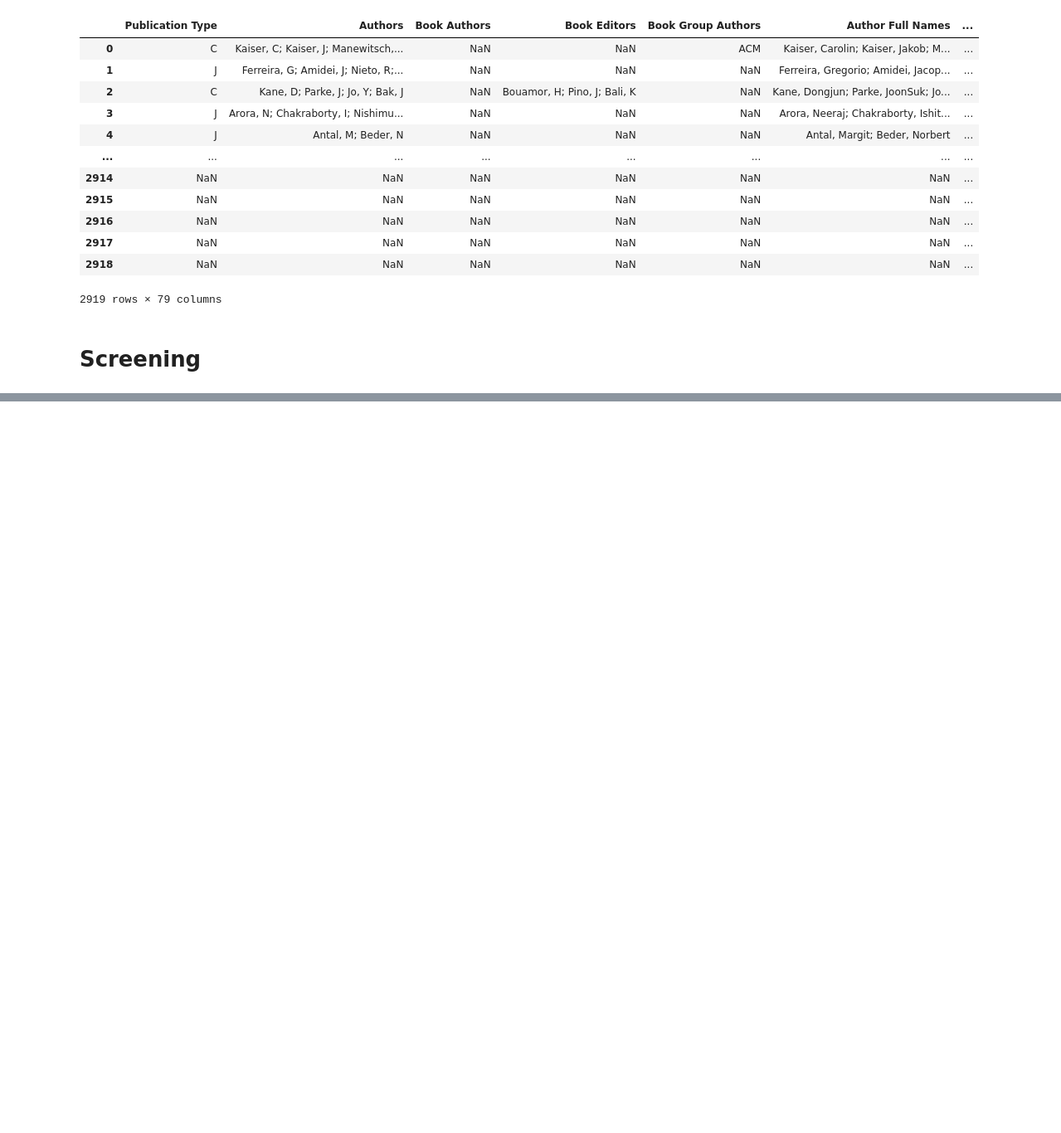
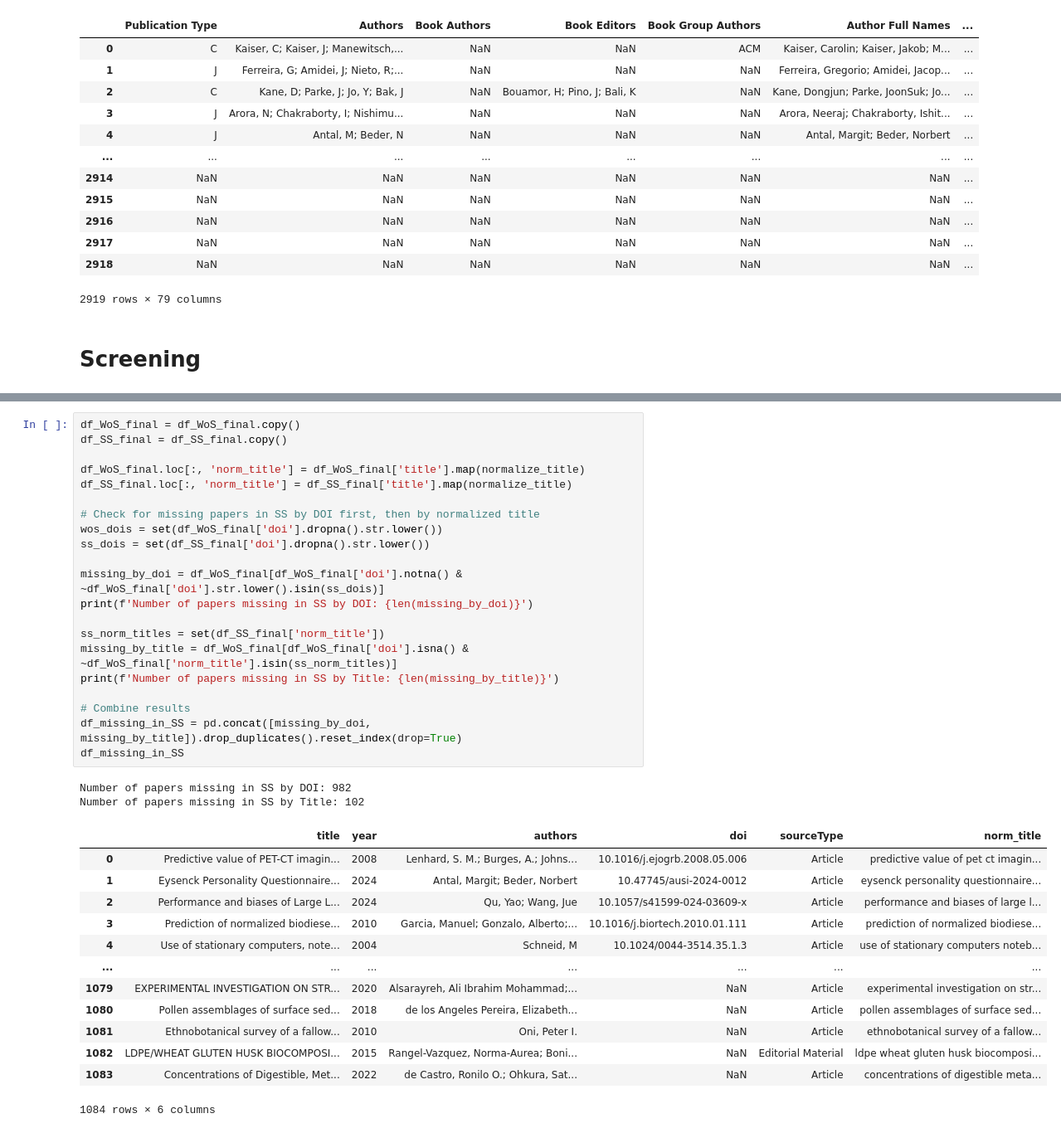
Before and after one commit to haoting-chan/AIRESIL, a Jupyter notebook: Database_extraction.ipynb, the cells around one changed output, grey strips where cells are left out. Shown at 83% size. Drawn from its saved outputs; the diff is of its cells as text; blank space fills up the shorter version.

```diff
--- a/Database_extraction.ipynb
+++ b/Database_extraction.ipynb
@@ -1369,0 +1570,37 @@ df_combined_final
+# %%
+df_WoS_final = df_WoS_final.copy()
+df_SS_final = df_SS_final.copy()
+
+df_WoS_final.loc[:, 'norm_title'] = df_WoS_final['title'].map(normalize_title)
+df_SS_final.loc[:, 'norm_title'] = df_SS_final['title'].map(normalize_title)
+
+# Check for missing papers in SS by DOI first, then by normalized title
+wos_dois = set(df_WoS_final['doi'].dropna().str.lower())
+ss_dois = set(df_SS_final['doi'].dropna().str.lower())
+
+missing_by_doi = df_WoS_final[df_WoS_final['doi'].notna() & ~df_WoS_final['doi'].str.lower().isin(ss_dois)]
+print(f'Number of papers missing in SS by DOI: {len(missing_by_doi)}')
+
+ss_norm_titles = set(df_SS_final['norm_title'])
+missing_by_title = df_WoS_final[df_WoS_final['doi'].isna() & ~df_WoS_final['norm_title'].isin(ss_norm_titles)]
+print(f'Number of papers missing in SS by Title: {len(missing_by_title)}')
+
+# Combine results
+df_missing_in_SS = pd.concat([missing_by_doi, missing_by_title]).drop_duplicates().reset_index(drop=True)
+df_missing_in_SS
+# %% [output]
+Number of papers missing in SS by DOI: 982
+Number of papers missing in SS by Title: 102
+|  | title | year | authors | doi | sourceType | norm_title |
+| 0 | Predictive value of PET-CT imagin... | 2008 | Lenhard, S. M.; Burges, A.; Johns... | 10.1016/j.ejogrb.2008.05.006 | Article | predictive value of pet ct imagin... |
+| 1 | Eysenck Personality Questionnaire... | 2024 | Antal, Margit; Beder, Norbert | 10.47745/ausi-2024-0012 | Article | eysenck personality questionnaire... |
+| 2 | Performance and biases of Large L... | 2024 | Qu, Yao; Wang, Jue | 10.1057/s41599-024-03609-x | Article | performance and biases of large l... |
+| 3 | Prediction of normalized biodiese... | 2010 | Garcia, Manuel; Gonzalo, Alberto;... | 10.1016/j.biortech.2010.01.111 | Article | prediction of normalized biodiese... |
+| 4 | Use of stationary computers, note... | 2004 | Schneid, M | 10.1024/0044-3514.35.1.3 | Article | use of stationary computers noteb... |
+| ... | ... | ... | ... | ... | ... | ... |
+| 1079 | EXPERIMENTAL INVESTIGATION ON STR... | 2020 | Alsarayreh, Ali Ibrahim Mohammad;... | NaN | Article | experimental investigation on str... |
+| 1080 | Pollen assemblages of surface sed... | 2018 | de los Angeles Pereira, Elizabeth... | NaN | Article | pollen assemblages of surface sed... |
+| 1081 | Ethnobotanical survey of a fallow... | 2010 | Oni, Peter I. | NaN | Article | ethnobotanical survey of a fallow... |
+| 1082 | LDPE/WHEAT GLUTEN HUSK BIOCOMPOSI... | 2015 | Rangel-Vazquez, Norma-Aurea; Boni... | NaN | Editorial Material | ldpe wheat gluten husk biocomposi... |
+| 1083 | Concentrations of Digestible, Met... | 2022 | de Castro, Ronilo O.; Ohkura, Sat... | NaN | Article | concentrations of digestible meta... |
+1084 rows × 6 columns
```
Also changed, not shown: parts of 28 cells of this notebook.
